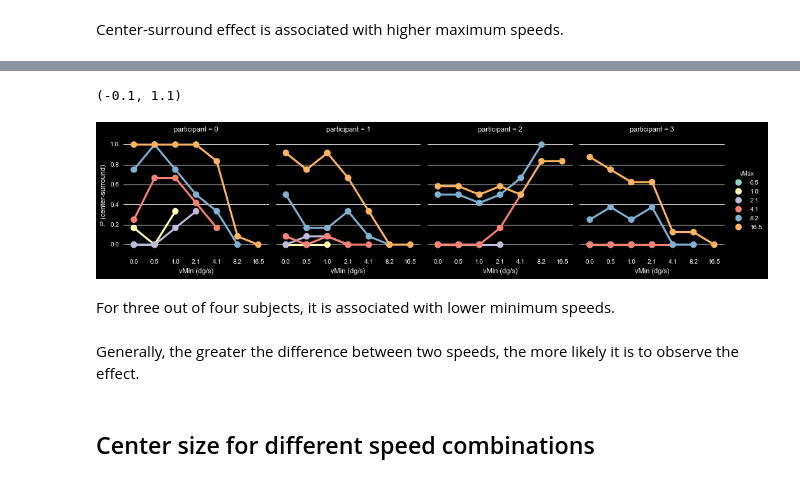
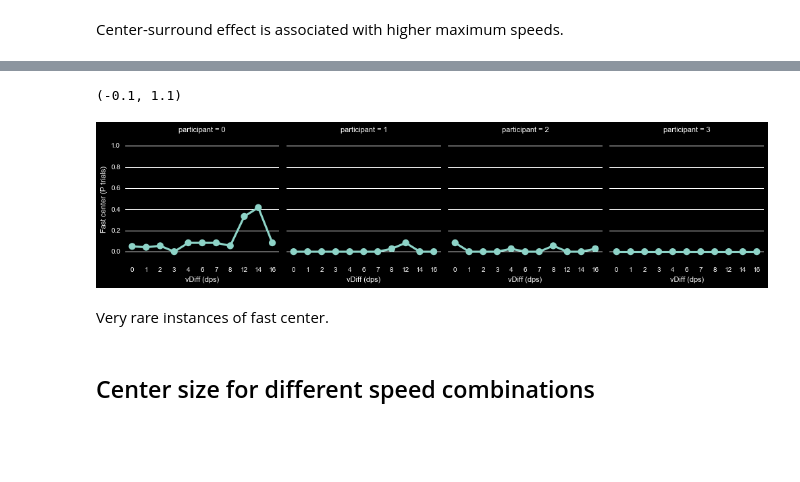
Before and after one commit to egorananyev/mc, a Jupyter notebook: analysis/mcvct.ipynb, the cells around one changed output, grey strips where cells are left out. Drawn from its saved outputs; the diff is of its cells as text; code cells hidden in the pictures; blank space fills up the shorter version.

```diff
--- a/analysis/mcvct.ipynb
+++ b/analysis/mcvct.ipynb
@@ -147,0 +70,22 @@ ssNoRing = ds[ds.ring==0]
+# %%
+# The minimum size of the ring in the old paradigm corresponded to full field, so recoding:
+ds.ix[ds['ringSz']==25.8,'ringSz'] = 258
+ds['ringSzDeg'] = np.round(ds.ringSz/35,1)
+# The full-field should be coded as 'no center-surround', or 'no ring':
+ds['ring'] = 0
+ds.ix[ds.ringSz!=258,'ring'] = 1
+# Two separate data sets for ring and no ring:
+#ssRing = ds[ds.ring==1]
+#ssNoRing = ds[ds.ring==0]
+# Separate data sets for fast and slow:
+#ssSlow = ds[ds.slow==1]
+#ssFast = ds[ds.fast==1]
+# Slow/fast center/whole
+ds['slowCenter'] = 0
+ds.ix[(ds.slow==1) & (ds.ring==1),'slowCenter'] = 1
+ds['fastCenter'] = 0
+ds.ix[(ds.fast==1) & (ds.ring==1),'fastCenter'] = 1
+ds['slowWhole'] = 0
+ds.ix[(ds.slow==1) & (ds.ring==0),'slowWhole'] = 1
+ds['fastWhole'] = 0
+ds.ix[(ds.fast==1) & (ds.ring==0),'fastWhole'] = 1
@@ -150,9 +106,11 @@ ssNoRing = ds[ds.ring==0]
 # %%
-ds['ring'] = 0
-ds.ix[ds.ringSz!=0,'ring'] = 1
-g = sns.factorplot(x='vMax', y='ring', hue='vMin', col='participant', data=ds,
+g = sns.factorplot(x='vMin', y='slowCenter', hue='vMax', col='participant', data=ds,
                col_wrap=4, size=3.5, ci=None)
-g.set_axis_labels('vMax (dg/s)','P (center-surround)')
+g.set_axis_labels('vMin (dps)','Slow center (P trials)')
 plt.ylim(-0.1,1.1)
+g = sns.factorplot(x='vMax', y='slowCenter', hue='vMin', col='participant', data=ds,
+               col_wrap=4, size=3.5, ci=None)
+g.set_axis_labels('vMax (dps)','Slow center (P trials)')
+plt.ylim(-0.1,1.1)
 # %% [output]
 (-0.1, 1.1)
@@ -162,15 +147,14 @@ Center-surround effect is associated with higher maximum speeds.
 # %%
-g = sns.factorplot(x='vMin', y='ring', hue='vMax', col='participant', data=ds,
-               col_wrap=4, size=3.5, ci=None)
-g.set_axis_labels('vMin (dg/s)','P (center-surround)')
+g = sns.factorplot(x='vDiff', y='fastCenter', col='participant', data=ds,
+               col_wrap=4, size=3.5, ci=None, estimator=np.mean)
+g.set_axis_labels('vDiff (dps)','Fast center (P trials)')
+g.set_xticklabels(np.sort(ds['vDiff'].unique().astype(int)))
 plt.ylim(-0.1,1.1)
 # %% [output]
 (-0.1, 1.1)
-[figure, old version]
+[figure, new version]
-# %% [markdown]
-For three out of four subjects, it is associated with lower minimum speeds.
-# %% [markdown]
-Generally, the greater the difference between two speeds, the more likely it is to observe the effect.
+# %% [markdown]
+Very rare instances of fast center.
 # %% [markdown]
 ## Center size for different speed combinations
 # %%
```
Also changed, not shown: parts of 37 cells of this notebook, 2 other files.
